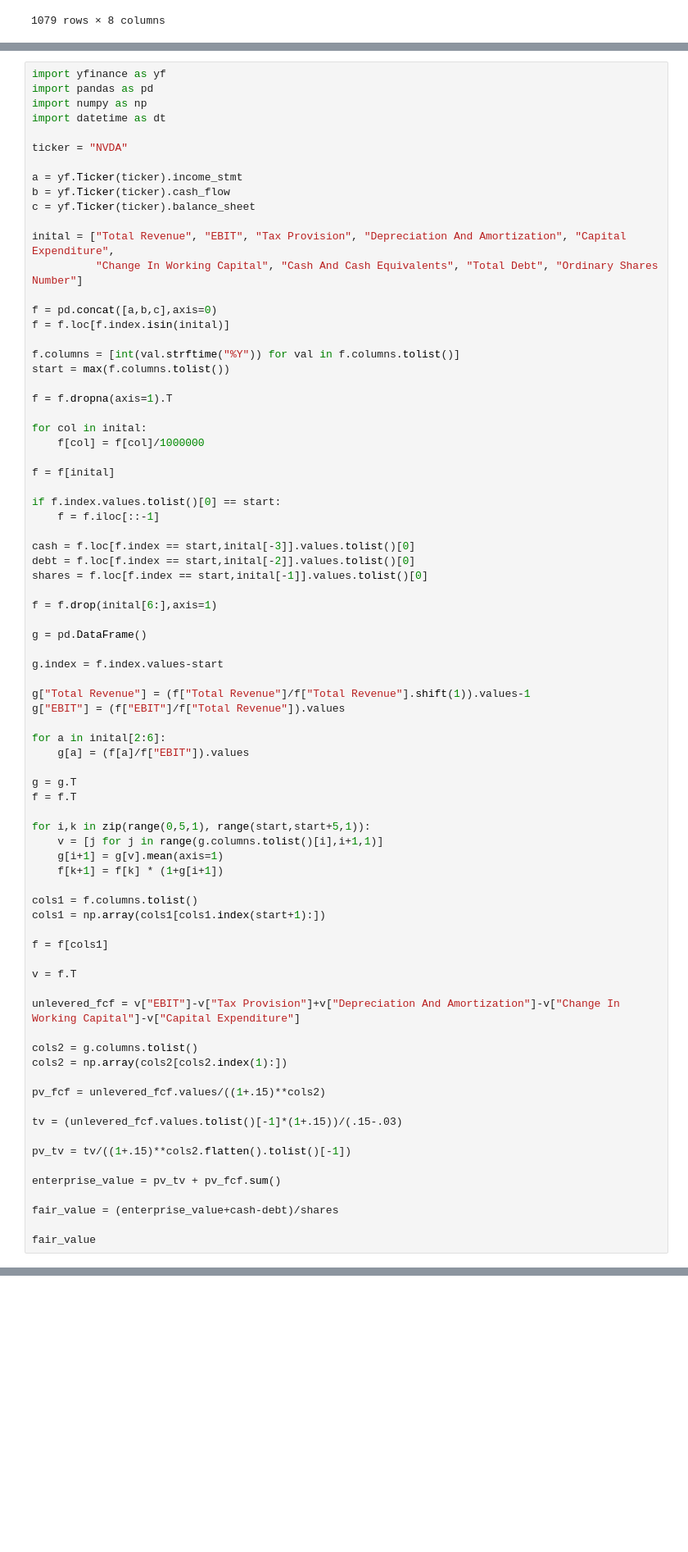
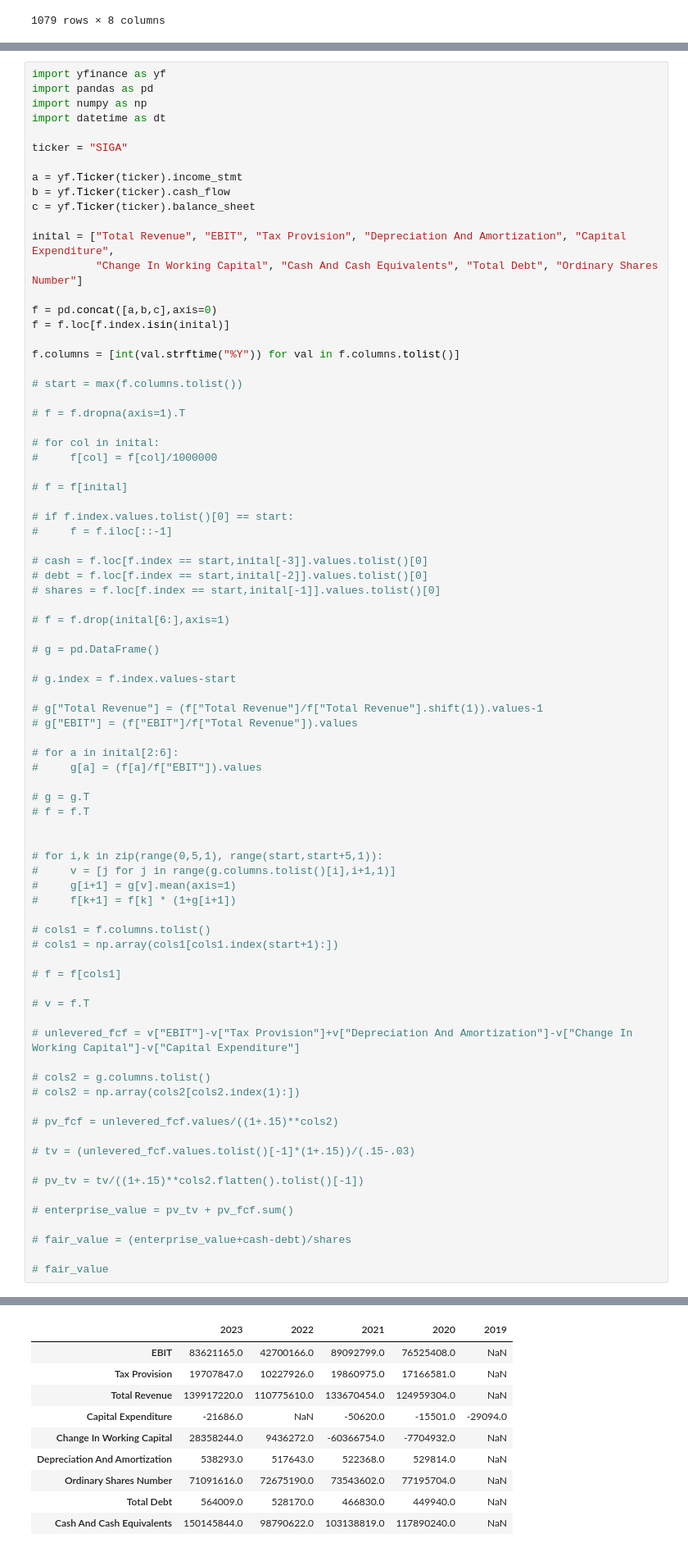
Before and after one commit to ab123-bruh/fund_temp, a Jupyter notebook: test.ipynb, the cells around one changed output, grey strips where cells are left out. Shown at 82% size. Drawn from its saved outputs; the diff is of its cells as text; blank space fills up the shorter version.

```diff
--- a/test.ipynb
+++ b/test.ipynb
@@ -339,7 +341,7 @@ import pandas as pd
 import numpy as np
 import datetime as dt
 
-ticker = "NVDA"
+ticker = "SIGA"
 
 a = yf.Ticker(ticker).income_stmt
 b = yf.Ticker(ticker).cash_flow
@@ -352,63 +354,65 @@ f = pd.concat([a,b,c],axis=0)
 f = f.loc[f.index.isin(inital)]
 
 f.columns = [int(val.strftime("%Y")) for val in f.columns.tolist()]
-start = max(f.columns.tolist())
 
-f = f.dropna(axis=1).T
+# start = max(f.columns.tolist())
 
-for col in inital:
-    f[col] = f[col]/1000000
+# f = f.dropna(axis=1).T
 
-f = f[inital]
+# for col in inital:
+#     f[col] = f[col]/1000000
 
-if f.index.values.tolist()[0] == start:
-    f = f.iloc[::-1]
+# f = f[inital]
 
-cash = f.loc[f.index == start,inital[-3]].values.tolist()[0]
-debt = f.loc[f.index == start,inital[-2]].values.tolist()[0]
-shares = f.loc[f.index == start,inital[-1]].values.tolist()[0]
+# if f.index.values.tolist()[0] == start:
+#     f = f.iloc[::-1]
 
-f = f.drop(inital[6:],axis=1)
+# cash = f.loc[f.index == start,inital[-3]].values.tolist()[0]
+# debt = f.loc[f.index == start,inital[-2]].values.tolist()[0]
+# shares = f.loc[f.index == start,inital[-1]].values.tolist()[0]
 
-g = pd.DataFrame()
+# f = f.drop(inital[6:],axis=1)
 
-g.index = f.index.values-start
+# g = pd.DataFrame()
 
-g["Total Revenue"] = (f["Total Revenue"]/f["Total Revenue"].shift(1)).values-1
-g["EBIT"] = (f["EBIT"]/f["Total Revenue"]).values
+# g.index = f.index.values-start
 
-for a in inital[2:6]:
-    g[a] = (f[a]/f["EBIT"]).values
+# g["Total Revenue"] = (f["Total Revenue"]/f["Total Revenue"].shift(1)).values-1
+# g["EBIT"] = (f["EBIT"]/f["Total Revenue"]).values
 
-g = g.T
-f = f.T
+# for a in inital[2:6]:
+#     g[a] = (f[a]/f["EBIT"]).values
 
-for i,k in zip(range(0,5,1), range(start,start+5,1)):
-    v = [j for j in range(g.columns.tolist()[i],i+1,1)]
-    g[i+1] = g[v].mean(axis=1)
-    f[k+1] = f[k] * (1+g[i+1])
+# g = g.T
+# f = f.T
 
-cols1 = f.columns.tolist()
-cols1 = np.array(cols1[cols1.index(start+1):])
 
-f = f[cols1]
+# for i,k in zip(range(0,5,1), range(start,start+5,1)):
+#     v = [j for j in range(g.columns.tolist()[i],i+1,1)]
+#     g[i+1] = g[v].mean(axis=1)
+#     f[k+1] = f[k] * (1+g[i+1])
 
-v = f.T
+# cols1 = f.columns.tolist()
+# cols1 = np.array(cols1[cols1.index(start+1):])
 
-unlevered_fcf = v["EBIT"]-v["Tax Provision"]+v["Depreciation And Amortization"]-v["Change In Working Capital"]-v["Capital Expenditure"]
+# f = f[cols1]
 
-cols2 = g.columns.tolist()
-cols2 = np.array(cols2[cols2.index(1):])
+# v = f.T
 
-pv_fcf = unlevered_fcf.values/((1+.15)**cols2)
+# unlevered_fcf = v["EBIT"]-v["Tax Provision"]+v["Depreciation And Amortization"]-v["Change In Working Capital"]-v["Capital Expenditure"]
 
-tv = (unlevered_fcf.values.tolist()[-1]*(1+.15))/(.15-.03)
+# cols2 = g.columns.tolist()
+# cols2 = np.array(cols2[cols2.index(1):])
 
-pv_tv = tv/((1+.15)**cols2.flatten().tolist()[-1])
+# pv_fcf = unlevered_fcf.values/((1+.15)**cols2)
 
-enterprise_value = pv_tv + pv_fcf.sum()
+# tv = (unlevered_fcf.values.tolist()[-1]*(1+.15))/(.15-.03)
 
-fair_value = (enterprise_value+cash-debt)/shares
+# pv_tv = tv/((1+.15)**cols2.flatten().tolist()[-1])
 
-fair_value
+# enterprise_value = pv_tv + pv_fcf.sum()
+
+# fair_value = (enterprise_value+cash-debt)/shares
+
+# fair_value
 # %% [output]
@@ -419,0 +419,10 @@ IndexError: list index out of range
+|  | 2023 | 2022 | 2021 | 2020 | 2019 |
+| EBIT | 83621165.0 | 42700166.0 | 89092799.0 | 76525408.0 | NaN |
+| Tax Provision | 19707847.0 | 10227926.0 | 19860975.0 | 17166581.0 | NaN |
+| Total Revenue | 139917220.0 | 110775610.0 | 133670454.0 | 124959304.0 | NaN |
+| Capital Expenditure | -21686.0 | NaN | -50620.0 | -15501.0 | -29094.0 |
+| Change In Working Capital | 28358244.0 | 9436272.0 | -60366754.0 | -7704932.0 | NaN |
+| Depreciation And Amortization | 538293.0 | 517643.0 | 522368.0 | 529814.0 | NaN |
+| Ordinary Shares Number | 71091616.0 | 72675190.0 | 73543602.0 | 77195704.0 | NaN |
+| Total Debt | 564009.0 | 528170.0 | 466830.0 | 449940.0 | NaN |
+| Cash And Cash Equivalents | 150145844.0 | 98790622.0 | 103138819.0 | 117890240.0 | NaN |
```
Also changed, not shown: parts of 10 cells of this notebook, 2 other files.
